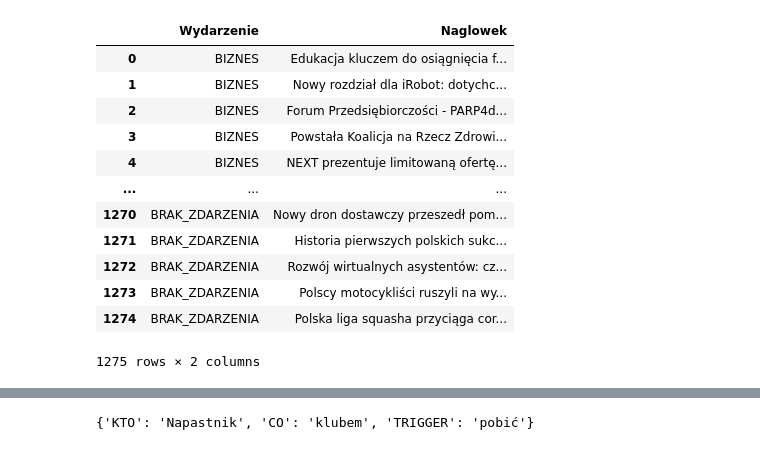
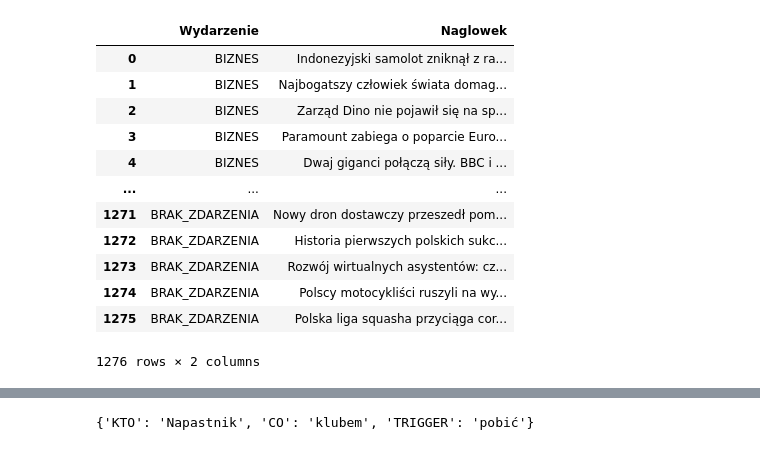
Before and after one commit to Pawel-Raciborski/ekstrakcja-wydarzen-z-newsow, a Jupyter notebook: classification.ipynb, the cells around one changed output, grey strips where cells are left out. Drawn from its saved outputs; the diff is of its cells as text; code cells hidden in the pictures.

```diff
--- a/classification.ipynb
+++ b/classification.ipynb
@@ -1,34 +1,34 @@
 # %%
 import pandas as pd
 import re
 from sklearn.model_selection import train_test_split
 from sklearn.feature_extraction.text import TfidfVectorizer
 from sklearn.linear_model import LogisticRegression
 from sklearn.svm import SVC
 from sklearn.ensemble import RandomForestClassifier
 from sklearn.metrics import classification_report, f1_score
 from sklearn.pipeline import Pipeline
 import matplotlib.pyplot as plt
 import seaborn as sns
 from sklearn.metrics import confusion_matrix
 # Porównania:
 # regresja logistyczna
 # SVM
 # Random Forest
 
-df = pd.read_csv('wydarzenia.csv',sep=';')
+df = pd.read_csv('wydarzenia2.csv',sep=';')
 df
 # %% [output]
 |  | Wydarzenie | Naglowek |
-| 0 | BIZNES | Edukacja kluczem do osiągnięcia f... |
-| 1 | BIZNES | Nowy rozdział dla iRobot: dotychc... |
-| 2 | BIZNES | Forum Przedsiębiorczości - PARP4d... |
-| 3 | BIZNES | Powstała Koalicja na Rzecz Zdrowi... |
-| 4 | BIZNES | NEXT prezentuje limitowaną ofertę... |
+| 0 | BIZNES | Indonezyjski samolot zniknął z ra... |
+| 1 | BIZNES | Najbogatszy człowiek świata domag... |
+| 2 | BIZNES | Zarząd Dino nie pojawił się na sp... |
+| 3 | BIZNES | Paramount zabiega o poparcie Euro... |
+| 4 | BIZNES | Dwaj giganci połączą siły. BBC i ... |
 | ... | ... | ... |
-| 1270 | BRAK_ZDARZENIA | Nowy dron dostawczy przeszedł pom... |
-| 1271 | BRAK_ZDARZENIA | Historia pierwszych polskich sukc... |
-| 1272 | BRAK_ZDARZENIA | Rozwój wirtualnych asystentów: cz... |
-| 1273 | BRAK_ZDARZENIA | Polscy motocykliści ruszyli na wy... |
-| 1274 | BRAK_ZDARZENIA | Polska liga squasha przyciąga cor... |
+| 1271 | BRAK_ZDARZENIA | Nowy dron dostawczy przeszedł pom... |
+| 1272 | BRAK_ZDARZENIA | Historia pierwszych polskich sukc... |
+| 1273 | BRAK_ZDARZENIA | Rozwój wirtualnych asystentów: cz... |
+| 1274 | BRAK_ZDARZENIA | Polscy motocykliści ruszyli na wy... |
+| 1275 | BRAK_ZDARZENIA | Polska liga squasha przyciąga cor... |
-1275 rows × 2 columns
+1276 rows × 2 columns
```
Also changed, not shown: parts of 5 cells of this notebook, 12 other files.
